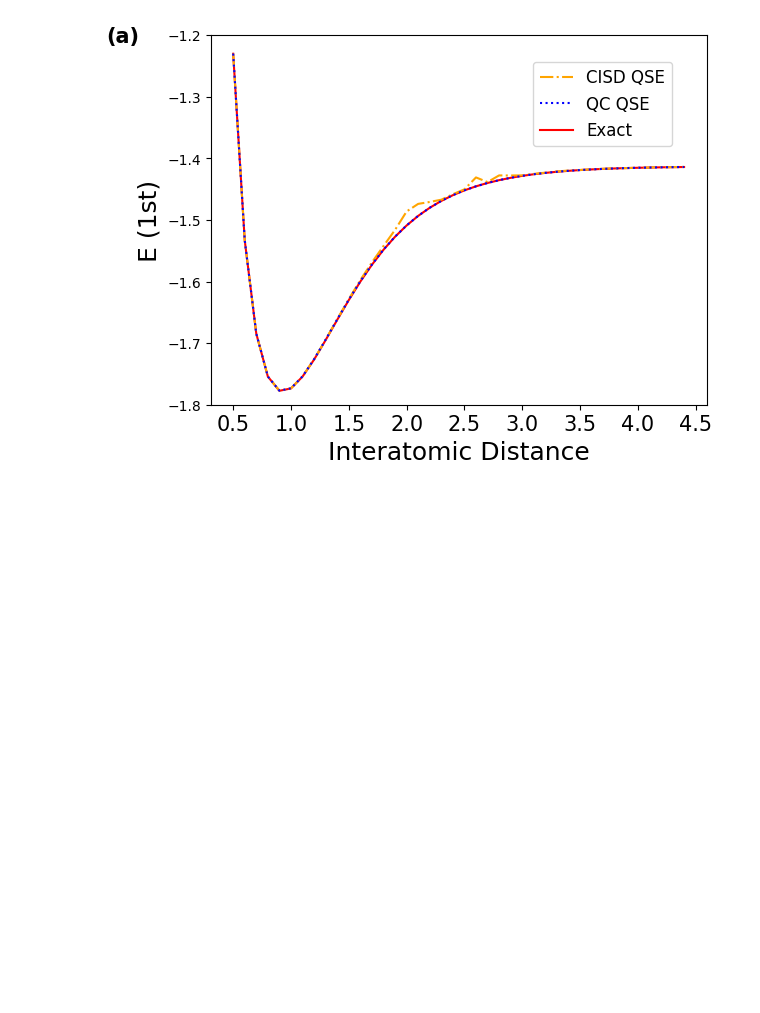
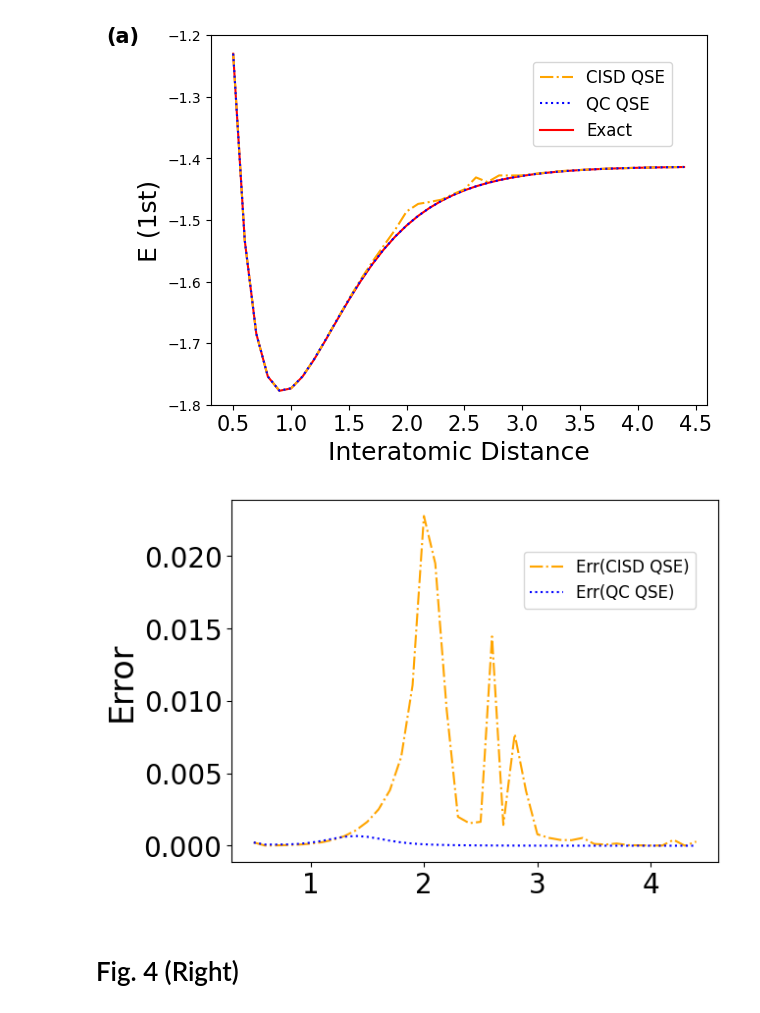
Before and after one commit to quantum-programming/adaptive-subspace, a Jupyter notebook: reproduce_experiment.ipynb, the cells around one changed output. Saved outputs shown, nothing was run; the diff lists cells and outputs as text; code cells hidden in the pictures; blank space fills up the shorter version.

```diff
--- a/reproduce_experiment.ipynb
+++ b/reproduce_experiment.ipynb
@@ -101,3 +153,19 @@ plt.text(-0.6, -1.2116, '(a)', fontsize=15, weight='bold')
 plt.show()
 # %% [output]
 [figure]
+# %%
+plt.plot(np.arange(0.5, 4.5, 0.1),abs(np.array(energies_rigorous)-np.array(energies_2n1p_cisd)),
+         label="Err(CISD QSE)", color = "Orange", linestyle="-.", zorder=0)
+plt.plot(np.arange(0.5, 4.5, 0.1),abs(np.array(energies_rigorous)-np.array(energies_2n1p_gs)),
+        label="Err(QC QSE)", color = "Blue", linestyle=":", zorder=1)
+plt.ylabel("Error",fontsize=24)
+plt.yticks(fontsize=20)
+plt.xticks(fontsize=20)
+plt.legend(loc=(0.6, 0.7),fontsize=12)
+plt.minorticks_off()
+
+plt.show()
+# %% [output]
+[figure, added]
+# %% [markdown]
+# Fig. 4 (Right)
```
Also changed, not shown: parts of 10 cells of this notebook, 3 other files.
